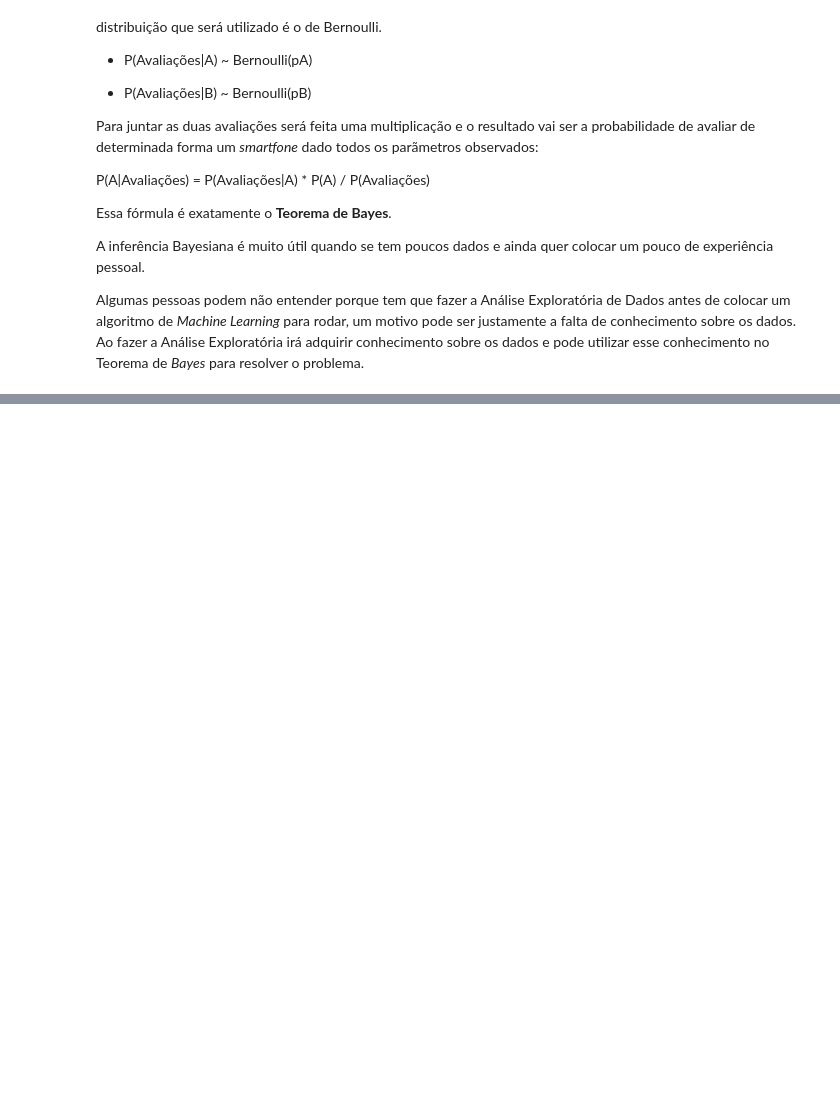
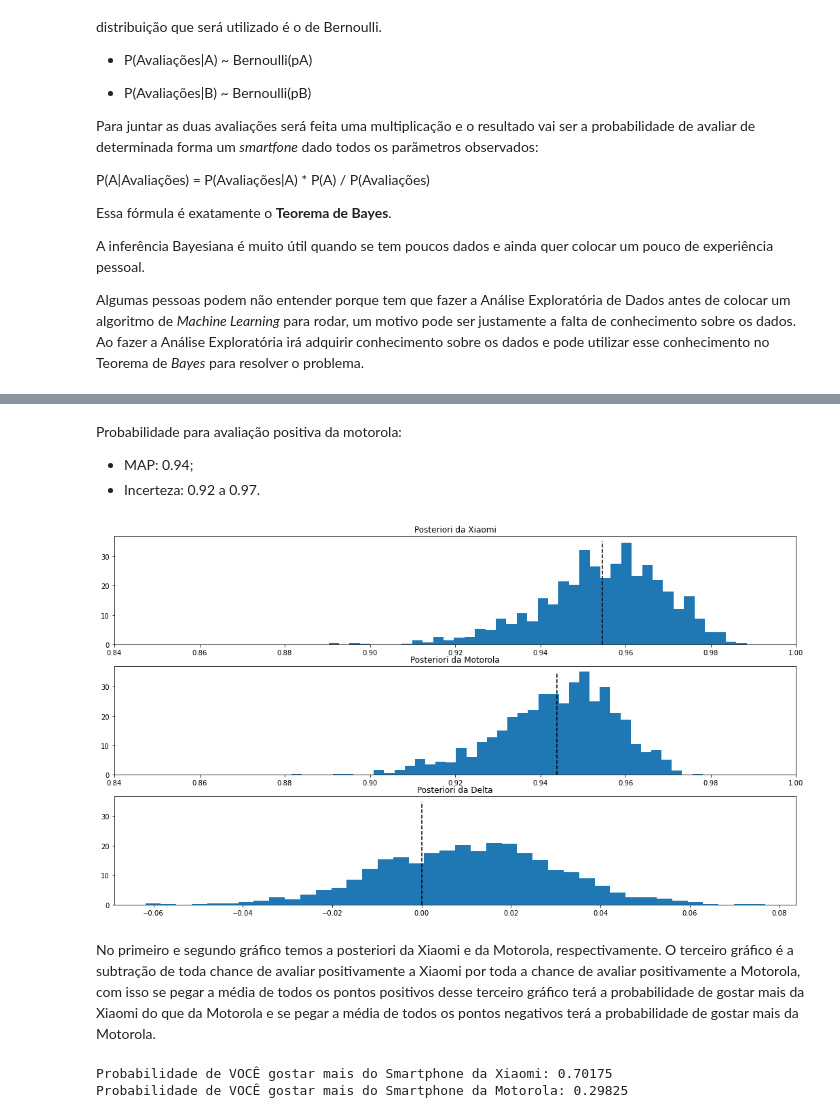
Before and after one commit to renatagsr/projetos, a Jupyter notebook: Qual_celular_comprar/Como_escolher_um_celular.ipynb, the cells around one changed output, grey strips where cells are left out. Cells and saved outputs as stored; diff of their text form; code cells hidden in the pictures; blank space fills up the shorter version.

```diff
--- a/Qual_celular_comprar/Como_escolher_um_celular.ipynb
+++ b/Qual_celular_comprar/Como_escolher_um_celular.ipynb
@@ -59,0 +149,37 @@ Algumas pessoas podem não entender porque tem que fazer a Análise Exploratóri
+# %% [markdown]
+Probabilidade para avaliação positiva da motorola:
+
+- MAP: 0.94;
+- Incerteza: 0.92 a 0.97.
+# %%
+plt.figure(figsize=(18,10))
+
+plt.subplot(311)
+plt.hist(trace['p_a'], histtype = 'stepfilled', bins = 40, density = True)
+plt.xlim([0.84, 1])
+plt.vlines(trace['p_a'].mean(), 0, 35, linestyles='--', color = 'black')
+plt.title('Posteriori da Xiaomi')
+
+plt.subplot(312)
+plt.hist(trace['p_b'], histtype = 'stepfilled', bins = 40, density = True)
+plt.xlim([0.84, 1])
+plt.vlines(trace['p_b'].mean(), 0, 35, linestyles='--', color = 'black')
+plt.title('Posteriori da Motorola')
+
+plt.subplot(313)
+plt.hist(trace['delta'], histtype = 'stepfilled', bins = 40, density = True)
+plt.vlines(0, 0, 35, linestyles='--', color = 'black')
+plt.title('Posteriori de Delta');
+# %% [output]
+[figure, added]
+# %% [markdown]
+No primeiro e segundo  gráfico temos a posteriori da Xiaomi e da Motorola, respectivamente. O terceiro gráfico é a subtração de toda chance de avaliar positivamente a Xiaomi por toda a chance de avaliar positivamente a Motorola, com isso se pegar a média de todos os pontos positivos desse terceiro gráfico terá a probabilidade de gostar mais da Xiaomi do que da Motorola e se pegar a média de todos os pontos negativos terá a probabilidade de gostar mais da Motorola.
+# %%
+Xiaomi = np.mean(trace['delta'] > 0)
+Motorola = np.mean(trace['delta'] < 0)
+
+print(f'Probabilidade de VOCÊ gostar mais do Smartphone da Xiaomi: {Xiaomi}')
+print(f'Probabilidade de VOCÊ gostar mais do Smartphone da Motorola: {Motorola}')
+# %% [output]
+Probabilidade de VOCÊ gostar mais do Smartphone da Xiaomi: 0.70175
+Probabilidade de VOCÊ gostar mais do Smartphone da Motorola: 0.29825
```
Also changed, not shown: parts of 17 cells of this notebook.
